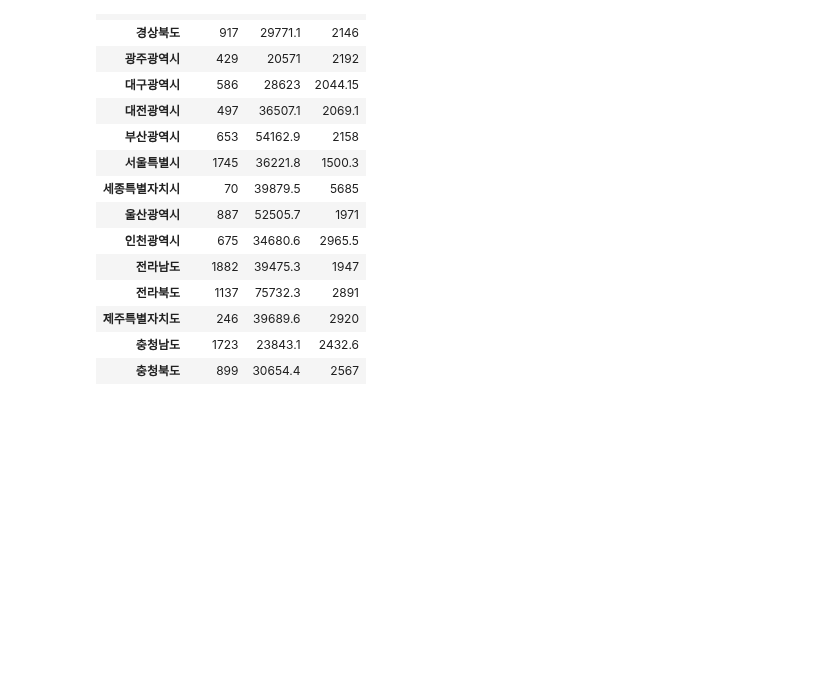
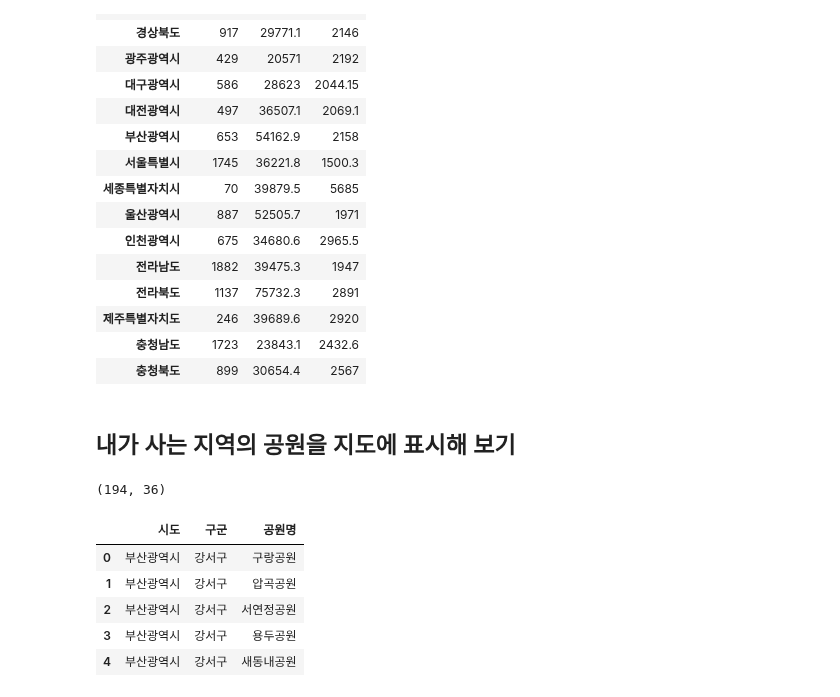
Before and after one commit to neverlish/Learned, a Jupyter notebook: data/inflearn-public-data-python/05-park.ipynb, the cells around one changed output. Drawn from its saved outputs; the diff is of its cells as text; code cells hidden in the pictures; blank space fills up the shorter version.

```diff
--- a/data/inflearn-public-data-python/05-park.ipynb
+++ b/data/inflearn-public-data-python/05-park.ipynb
@@ -1280,3 +1280,24 @@ park_size.style.background_gradient()
 | 제주특별자치도 | 246 | 39689.6 | 2920 |
 | 충청남도 | 1723 | 23843.1 | 2432.6 |
 | 충청북도 | 899 | 30654.4 | 2567 |
+# %% [markdown]
+## 내가 사는 지역의 공원을 지도에 표시해 보기
+# %%
+# 경기도 성남시에 위치한 공원만 출력해 봅니다.
+# df_sn 이라는 변수에 담아서 재사용 합니다.
+
+df_sn = df[(df['시도'] == '경기도') & (df['구군'] == '성남시')].copy()
+df_sn.shape
+# %% [output]
+(194, 36)
+# %%
+# "시도", "구군", "공원명" 컬럼만 미리보기 합니다.
+
+df[['시도', '구군', '공원명']].head()
+# %% [output]
+|  | 시도 | 구군 | 공원명 |
+| 0 | 부산광역시 | 강서구 | 구랑공원 |
+| 1 | 부산광역시 | 강서구 | 압곡공원 |
+| 2 | 부산광역시 | 강서구 | 서연정공원 |
+| 3 | 부산광역시 | 강서구 | 용두공원 |
+| 4 | 부산광역시 | 강서구 | 새동내공원 |
```
Also changed, not shown: parts of 5 cells of this notebook.
